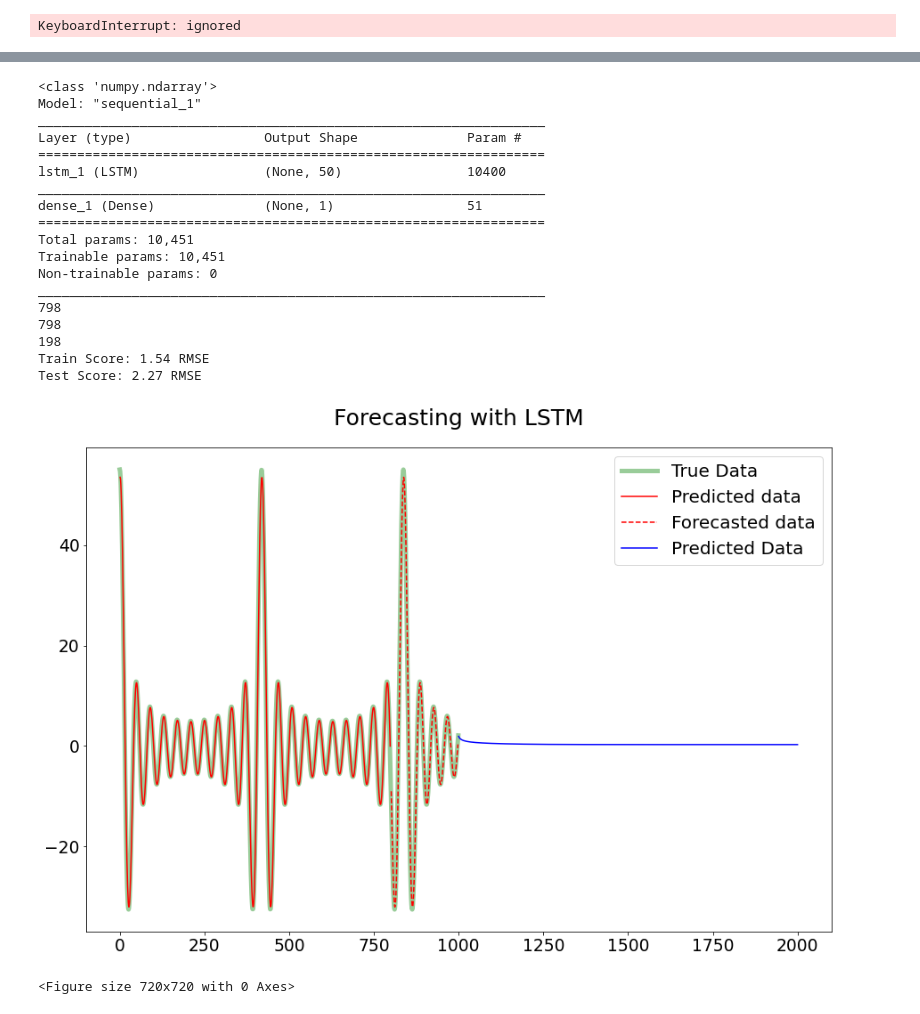
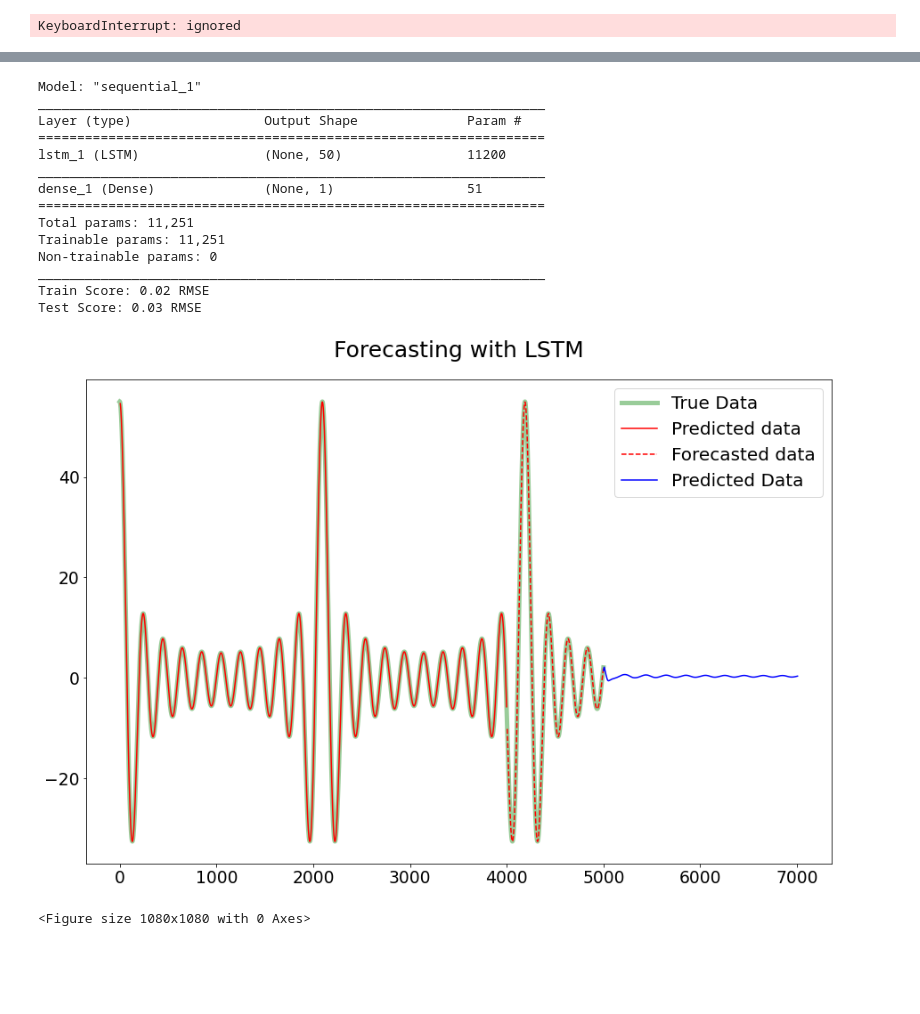
Before and after one commit to RitvikPrabhu/Machine-Learning, a Jupyter notebook: Neural_Networks_function_prediction_.ipynb, the cells around one changed output, grey strips where cells are left out. Drawn from its saved outputs; the diff is of its cells as text; code cells hidden in the pictures; blank space fills up the shorter version.

```diff
--- a/Neural_Networks_function_prediction_.ipynb
+++ b/Neural_Networks_function_prediction_.ipynb
@@ -596,7 +596,7 @@ Trainable params: 7,969
 Non-trainable params: 0
 _________________________________________________________________
 # %%
-N = 1000
+N = 5000
 # convert an array of values into a dataset matrix
 def create_dataset(dataset, look_back=1):
     dataX, dataY = [], []
@@ -626,11 +626,10 @@ train, test = dataset[0:train_size,:], dataset[train_size:len(dataset),:]
 
 
 # reshape into X=t and Y=t+1
-look_back = 1
+look_back = 5
 trainX, trainY = create_dataset(train, look_back)
 testX, testY = create_dataset(test, look_back)
 
-print(type(trainX))
 # reshape input to be [samples, time steps, features]
 trainX = np.reshape(trainX, (trainX.shape[0], 1, trainX.shape[1]))
 testX = np.reshape(testX, (testX.shape[0], 1, testX.shape[1]))
@@ -650,10 +649,7 @@ model.fit(trainX, trainY, epochs=1000, batch_size=32, verbose=0, callbacks=[es])
 
 # make predictions
 trainPredict = model.predict(trainX)
-print(len(trainX))
-print(len(trainPredict))
 testPredict = model.predict(testX)
-print(len(testPredict))
 # invert predictions
 trainPredict = scaler.inverse_transform(trainPredict)
 trainY = scaler.inverse_transform([trainY])
@@ -682,50 +678,48 @@ plt.plot(scaler.inverse_transform(dataset), 'g', linewidth=5, alpha=0.4, label='
 plt.plot(trainPredictPlot, color = 'red', label = 'Predicted data')
 plt.plot(testPredictPlot, '--' , color = 'red', label = 'Forecasted data')
 plt.legend()
 plt.title('Forecasting with LSTM')
 
-#######################################################################################################################
+##############################################################################################################
 
 #Prediction
 
-num_pred = 1000
-datalist = Y[-1].copy()
+num_pred = 2000
+datalist = Y[-look_back:].copy()
 difference = X[3]-X[2]
 x_label = []
 for i in range(int(num_pred)+1):
   dataset = datalist.reshape(datalist.size, 1)
-  result = model.predict(dataset[-1].reshape(dataset[-1].size,1,1))
+  result = model.predict(dataset[-look_back:].reshape(1,1,look_back))
   datalist = np.append(datalist, result)
+
+for i in range(0,len(datalist)):
   x_label.append(i)
 res = [x + N for x in x_label]
 
-plt.plot(res,datalist[1:], label = 'Predicted Data', c = 'b')
+plt.plot(res, datalist, label = 'Predicted Data', c = 'b')
 
 plt.legend()
-plt.figure(figsize=(10,10))
+plt.figure(figsize=(15,15))
 
 plt.show()
 # %% [output]
-<class 'numpy.ndarray'>
 Model: "sequential_1"
 _________________________________________________________________
 Layer (type)                 Output Shape              Param #
 =================================================================
-lstm_1 (LSTM)                (None, 50)                10400
+lstm_1 (LSTM)                (None, 50)                11200
 _________________________________________________________________
 dense_1 (Dense)              (None, 1)                 51
 =================================================================
-Total params: 10,451
-Trainable params: 10,451
+Total params: 11,251
+Trainable params: 11,251
 Non-trainable params: 0
 _________________________________________________________________
-798
-798
-198
-Train Score: 1.54 RMSE
-Test Score: 2.27 RMSE
+Train Score: 0.02 RMSE
+Test Score: 0.03 RMSE
-[figure, old version]
+[figure, new version]
-<Figure size 720x720 with 0 Axes>
+<Figure size 1080x1080 with 0 Axes>
 # %%
 size = 8
 def network(L, sequence_size, N):
```
